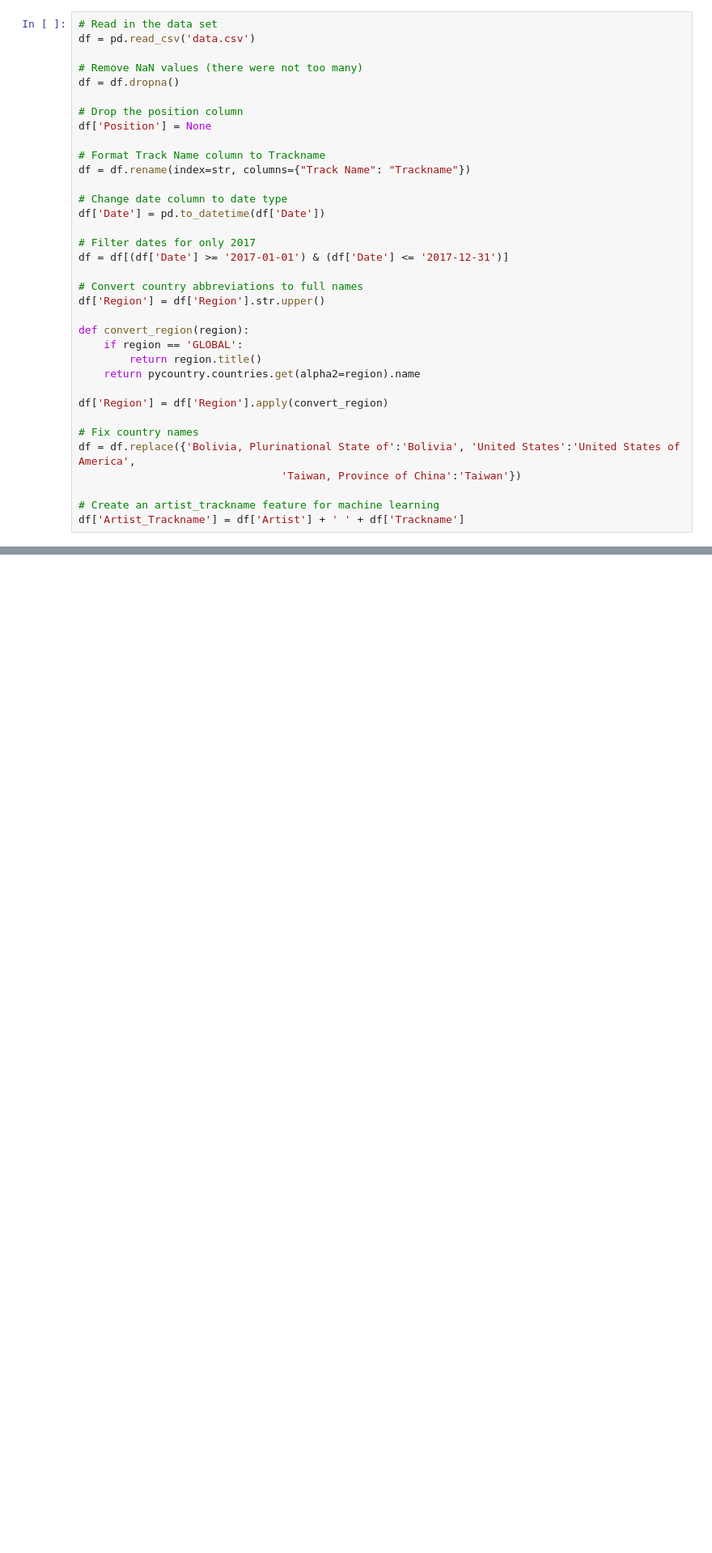
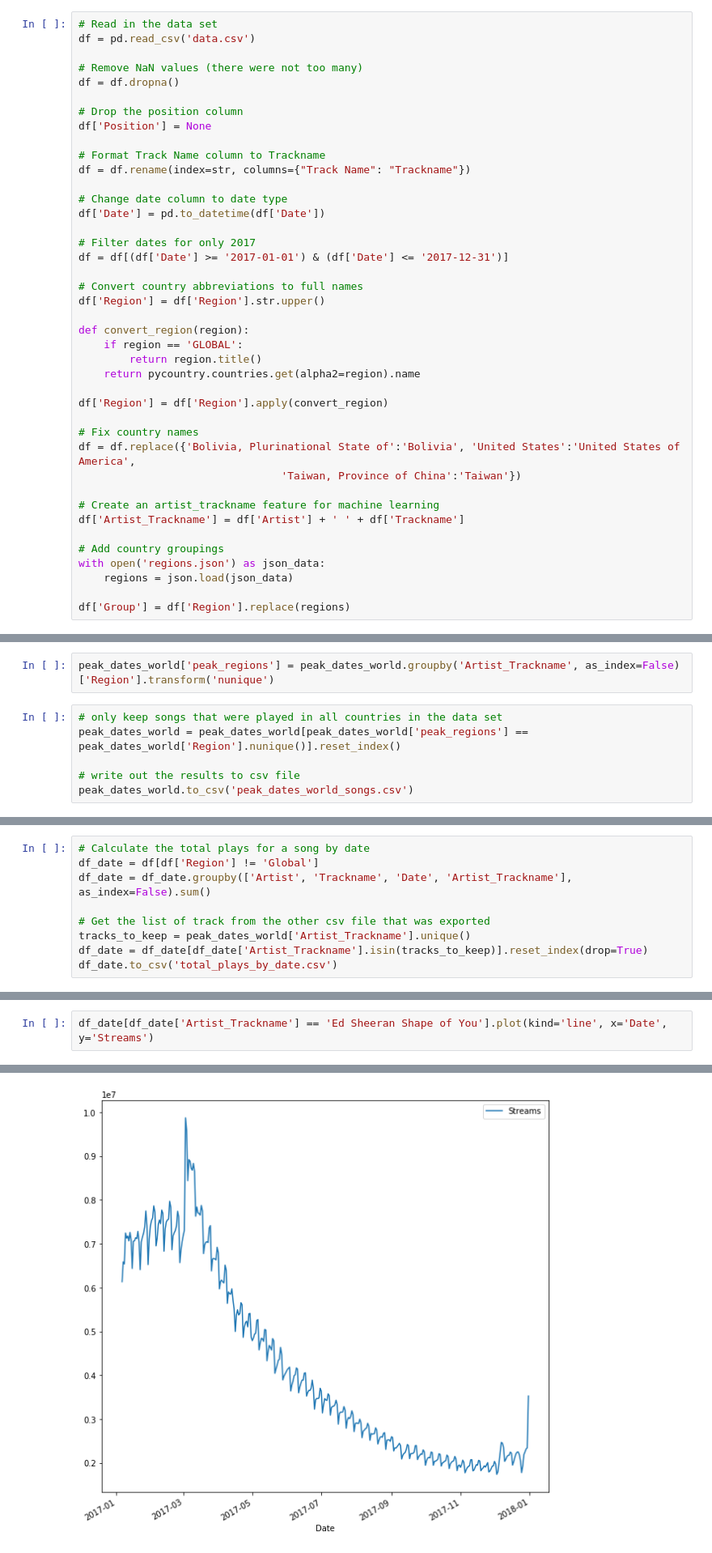
Before and after one commit to KirosG/spotify_top200_dataset, a Jupyter notebook: spotifyanalysis.ipynb, the cells around one changed output, grey strips where cells are left out. Shown at 81% size. Saved outputs shown, nothing was run; the diff lists cells and outputs as text; blank space fills up the shorter version.

```diff
--- a/Untitled1.ipynb
+++ b/spotifyanalysis.ipynb
@@ -43,6 +45,12 @@ df = df.replace({'Bolivia, Plurinational State of':'Bolivia', 'United States':'U
 
 # Create an artist_trackname feature for machine learning
 df['Artist_Trackname'] = df['Artist'] + ' ' + df['Trackname']
+
+# Add country groupings
+with open('regions.json') as json_data:
+    regions = json.load(json_data)
+
+df['Group'] = df['Region'].replace(regions)
 # %% [markdown]
 # Overview of 2017
 
@@ -397,0 +404,8 @@ peak_dates_world.to_csv('peak_dates_world_songs.csv')
+# %%
+peak_dates_world['peak_regions'] = peak_dates_world.groupby('Artist_Trackname', as_index=False)['Region'].transform('nunique')
+# %%
+# only keep songs that were played in all countries in the data set
+peak_dates_world = peak_dates_world[peak_dates_world['peak_regions'] == peak_dates_world['Region'].nunique()].reset_index()
+
+# write out the results to csv file
+peak_dates_world.to_csv('peak_dates_world_songs.csv')
@@ -397,0 +440,9 @@ peak_dates_world.to_csv('peak_dates_world_songs.csv')
+# %%
+# Calculate the total plays for a song by date
+df_date = df[df['Region'] != 'Global']
+df_date = df_date.groupby(['Artist', 'Trackname', 'Date', 'Artist_Trackname'], as_index=False).sum()
+
+# Get the list of track from the other csv file that was exported
+tracks_to_keep = peak_dates_world['Artist_Trackname'].unique()
+df_date = df_date[df_date['Artist_Trackname'].isin(tracks_to_keep)].reset_index(drop=True)
+df_date.to_csv('total_plays_by_date.csv')
@@ -397,0 +452,3 @@ peak_dates_world.to_csv('peak_dates_world_songs.csv')
+# %%
+df_date[df_date['Artist_Trackname'] == 'Ed Sheeran Shape of You'].plot(kind='line', x='Date', y='Streams')
+# %% [output]
@@ -397,0 +456 @@ peak_dates_world.to_csv('peak_dates_world_songs.csv')
+[figure, added]
```
Also changed, not shown: parts of 8 cells of this notebook, 5 other files.
